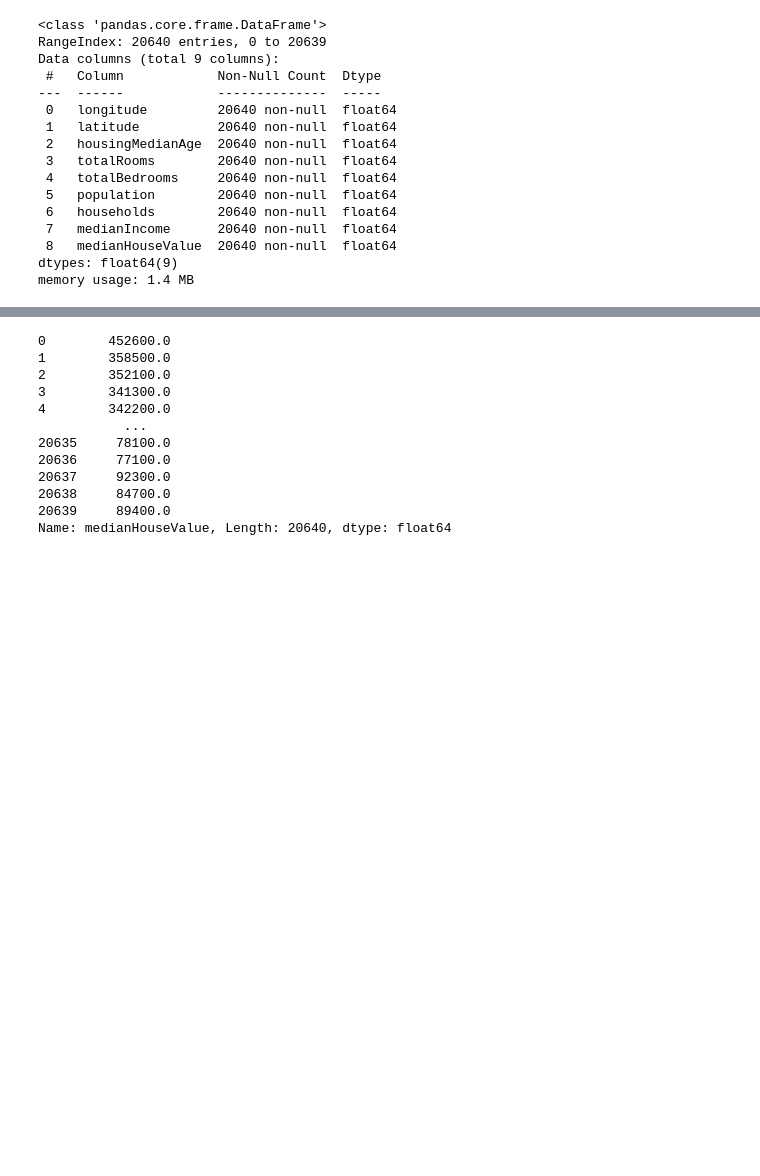
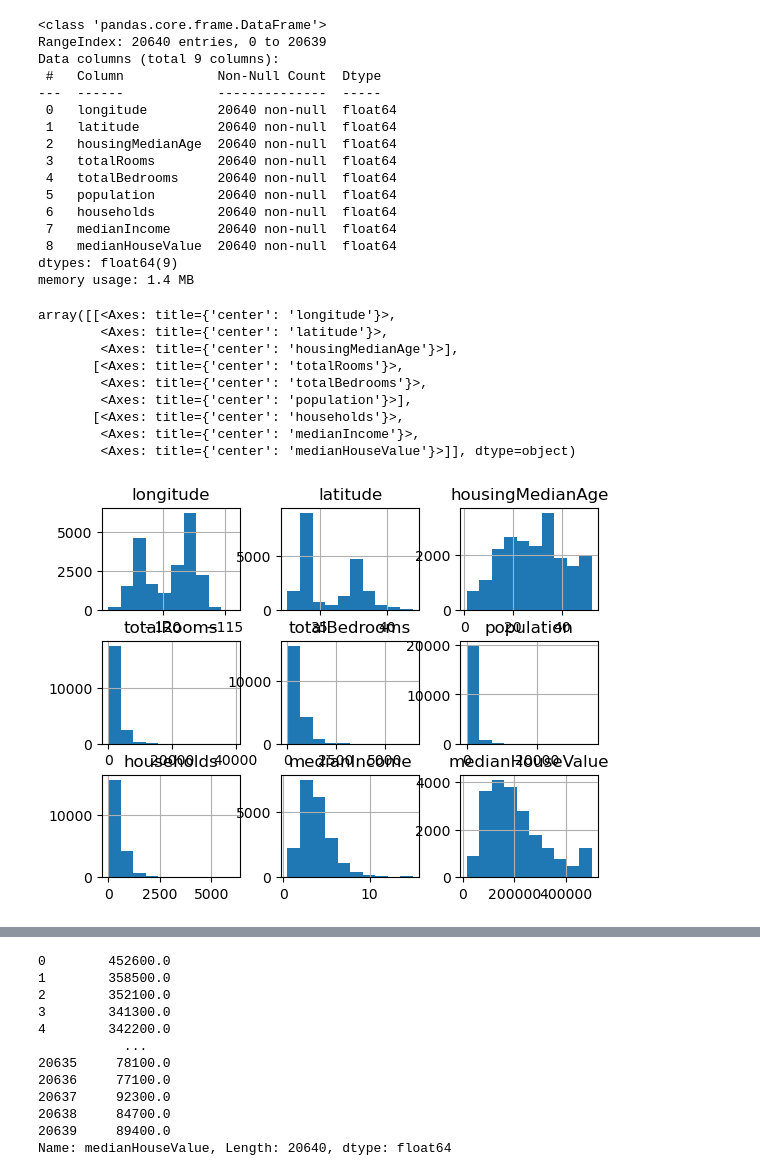
Before and after one commit to IssaBanzanKonate97/Evaluer_son_modele_de_regression_avec_sklearn, a Jupyter notebook: KNN en pratique.ipynb, the cells around one changed output, grey strips where cells are left out. Cells and saved outputs as stored; diff of their text form; code cells hidden in the pictures; blank space fills up the shorter version.

```diff
--- a/KNN en pratique.ipynb
+++ b/KNN en pratique.ipynb
@@ -104,6 +104,19 @@ Data columns (total 9 columns):
  8   medianHouseValue  20640 non-null  float64
 dtypes: float64(9)
 memory usage: 1.4 MB
+# %%
+data.hist()
+# %% [output]
+array([[<Axes: title={'center': 'longitude'}>,
+        <Axes: title={'center': 'latitude'}>,
+        <Axes: title={'center': 'housingMedianAge'}>],
+       [<Axes: title={'center': 'totalRooms'}>,
+        <Axes: title={'center': 'totalBedrooms'}>,
+        <Axes: title={'center': 'population'}>],
+       [<Axes: title={'center': 'households'}>,
+        <Axes: title={'center': 'medianIncome'}>,
+        <Axes: title={'center': 'medianHouseValue'}>]], dtype=object)
+[figure, added]
 # %%
 col_target = "medianHouseValue"
 X = data.drop(col_target, axis=1)
```
Also changed, not shown: parts of 9 cells of this notebook.
